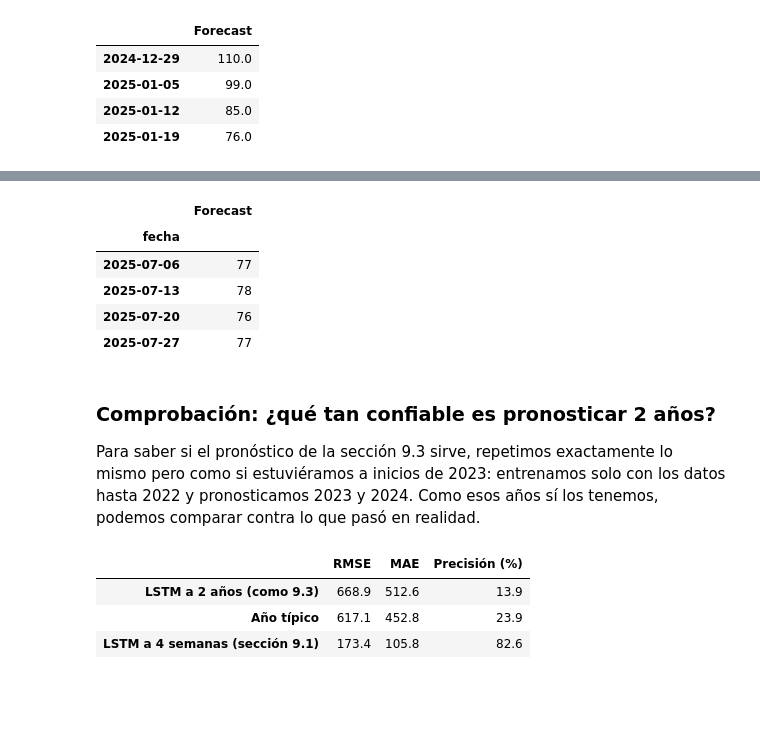
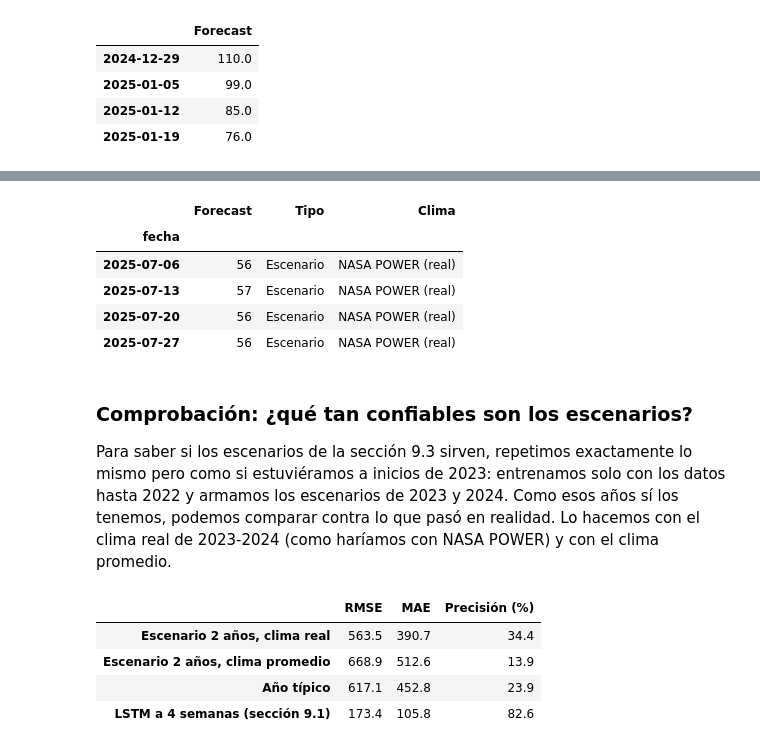
Before and after one commit to DiegoMonteroCRC/VectorIA, a Jupyter notebook: notebooks/03_LSTM_Casos.ipynb, the cells around one changed output, grey strips where cells are left out. Drawn from its saved outputs; the diff is of its cells as text; code cells hidden in the pictures; blank space fills up the shorter version.

```diff
--- a/notebooks/03_LSTM_Casos.ipynb
+++ b/notebooks/03_LSTM_Casos.ipynb
@@ -593,0 +601,3 @@ Hay un problema: el modelo también necesita el clima de esas semanas, y no lo t
+# %%
+clima_nasa = pd.read_csv('../data/processed/clima_nasa_2025_2026.csv', index_col='fecha_inicio_semana', parse_dates=True)
+clima_nasa['log_lluvia'] = np.log1p(clima_nasa['lluvia_mm']) # Igual que en el EDA
@@ -660,0 +703,3 @@ forecast_largo.head(8)
+# %%
+escenario_real = escenario(clima_nasa)  # Clima real de NASA POWER
+escenario_promedio = escenario()        # Clima promedio de cada semana
@@ -663,4 +729,4 @@ Para tener una referencia, comparamos con un "año típico": la mediana de los c
 # %%
 # Año típico: mediana de los casos de cada semana epidemiológica (2014-2024)
 mediana_semana = df.groupby('semana_epi')['casos_dengue'].median()
-forecast_largo['Año típico'] = forecast_largo['semana_epi'].map(mediana_semana)
+escenario_real['Año típico'] = escenario_real['semana_epi'].map(mediana_semana)
@@ -747,15 +823,15 @@ pronosticador.pronosticar_desde(modelo_cargado, '2025-07-01')
 # %%
-forecast_largo.loc['2025-07-06':'2025-07-27', ['Forecast']]
+escenario_real.loc['2025-07-06':'2025-07-27', ['Forecast', 'Tipo', 'Clima']]
 # %% [output]
-|  | Forecast |
-| fecha |  |
-| 2025-07-06 | 77 |
-| 2025-07-13 | 78 |
-| 2025-07-20 | 76 |
-| 2025-07-27 | 77 |
+|  | Forecast | Tipo | Clima |
+| fecha |  |  |  |
+| 2025-07-06 | 56 | Escenario | NASA POWER (real) |
+| 2025-07-13 | 57 | Escenario | NASA POWER (real) |
+| 2025-07-20 | 56 | Escenario | NASA POWER (real) |
+| 2025-07-27 | 56 | Escenario | NASA POWER (real) |
 # %% [markdown]
-### Comprobación: ¿qué tan confiable es pronosticar 2 años?
-Para saber si el pronóstico de la sección 9.3 sirve, repetimos exactamente lo mismo pero como si estuviéramos a inicios de 2023: entrenamos solo con los datos hasta 2022 y pronosticamos 2023 y 2024. Como esos años sí los tenemos, podemos comparar contra lo que pasó en realidad.
+### Comprobación: ¿qué tan confiables son los escenarios?
+Para saber si los escenarios de la sección 9.3 sirven, repetimos exactamente lo mismo pero como si estuviéramos a inicios de 2023: entrenamos solo con los datos hasta 2022 y armamos los escenarios de 2023 y 2024. Como esos años sí los tenemos, podemos comparar contra lo que pasó en realidad. Lo hacemos con el clima real de 2023-2024 (como haríamos con NASA POWER) y con el clima promedio.
 # %%
 # Datos hasta 2022 (como si estuviéramos a inicios de 2023)
 datos_2022 = datos[datos['fecha_inicio_semana'] < '2023-01-01']
@@ -777,14 +855,16 @@ pronostico_2023_2024 = prueba.pronosticar_largo_plazo(modelo_prueba, semanas=104
 # %%
-real_2023_2024 = datos[datos['fecha_inicio_semana'] >= '2023-01-01']['casos_dengue'].values
+real_2023_2024 = datos_2023_2024['casos_dengue'].values
 
 comparacion = pd.DataFrame({
-    'LSTM a 2 años (como 9.3)': PronosticadorDengue.evaluar(real_2023_2024, pronostico_2023_2024['Forecast'].values),
-    'Año típico': PronosticadorDengue.evaluar(real_2023_2024, pronostico_2023_2024['Año típico'].values),
+    'Escenario 2 años, clima real': PronosticadorDengue.evaluar(real_2023_2024, escenario_2023_2024_real['Forecast'].values),
+    'Escenario 2 años, clima promedio': PronosticadorDengue.evaluar(real_2023_2024, escenario_2023_2024_promedio['Forecast'].values),
+    'Año típico': PronosticadorDengue.evaluar(real_2023_2024, escenario_2023_2024_real['Año típico'].values),
     'LSTM a 4 semanas (sección 9.1)': resultados.loc['LSTM'].to_dict(),
 }).T
 comparacion
 # %% [output]
 |  | RMSE | MAE | Precisión (%) |
-| LSTM a 2 años (como 9.3) | 668.9 | 512.6 | 13.9 |
+| Escenario 2 años, clima real | 563.5 | 390.7 | 34.4 |
+| Escenario 2 años, clima promedio | 668.9 | 512.6 | 13.9 |
 | Año típico | 617.1 | 452.8 | 23.9 |
 | LSTM a 4 semanas (sección 9.1) | 173.4 | 105.8 | 82.6 |
```
Also changed, not shown: parts of 32 cells of this notebook, 3 other files.
